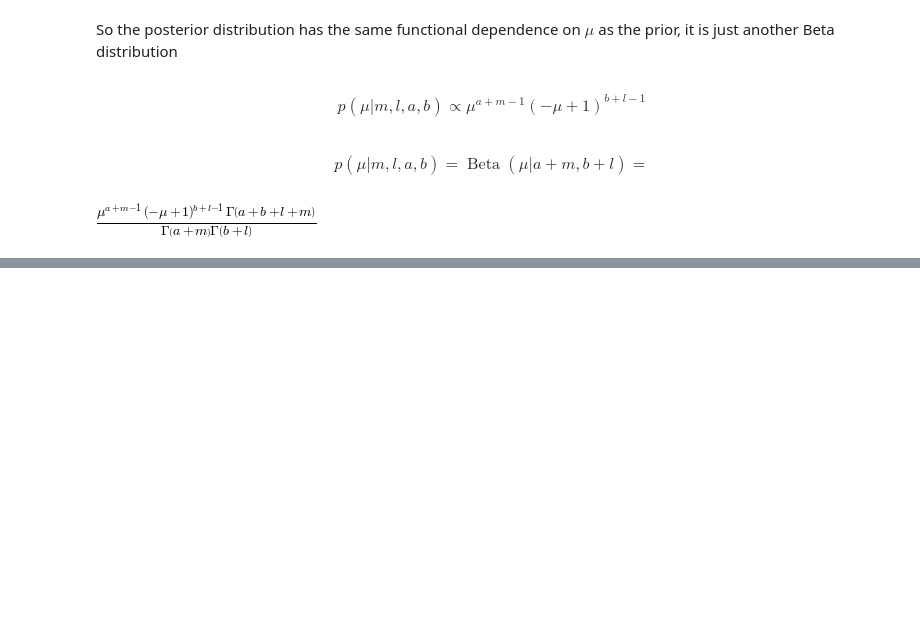
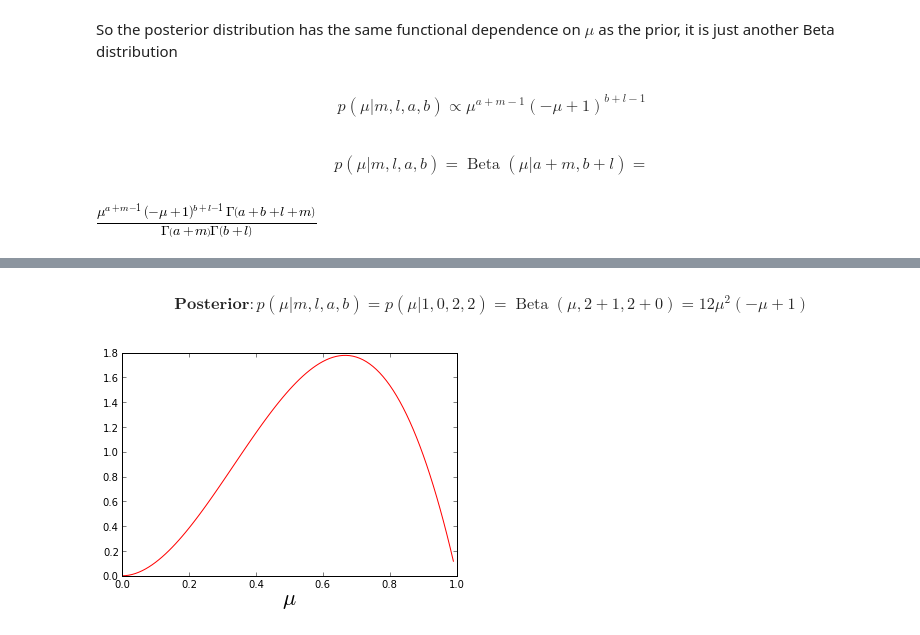
Before and after one commit to jamt9000/prml, a Jupyter notebook: 2.1.1-beta-distribution.ipynb, the cells around one changed output, grey strips where cells are left out. Saved outputs shown, nothing was run; the diff lists cells and outputs as text; code cells hidden in the pictures; blank space fills up the shorter version.

```diff
--- a/2.1.1-beta-distribution.ipynb
+++ b/2.1.1-beta-distribution.ipynb
@@ -87,0 +120,10 @@ $$p(\mu|m,l,a,b) = \operatorname{Beta}(\mu|a+m,b+l) =$$
+# %%
+posterior = Beta(mu, 2+1, 2+0)
+
+plot(mus, (sym.lambdify(mu,posterior))(mus), 'r')
+xlabel("$\mu$", size=22)
+
+maths(r"\mathbf{Posterior}: p(\mu|m,l,a,b) = p(\mu|1,0,2,2) = \operatorname{Beta}(\mu,2+1,2+0) = %s" % sym.latex(posterior))
+# %% [output]
+$$\mathbf{Posterior}: p(\mu|m,l,a,b) = p(\mu|1,0,2,2) = \operatorname{Beta}(\mu,2+1,2+0) = 12 \mu^{2} \left(- \mu + 1\right)$$
+[figure, added]
```
Also changed, not shown: parts of 7 cells of this notebook.
